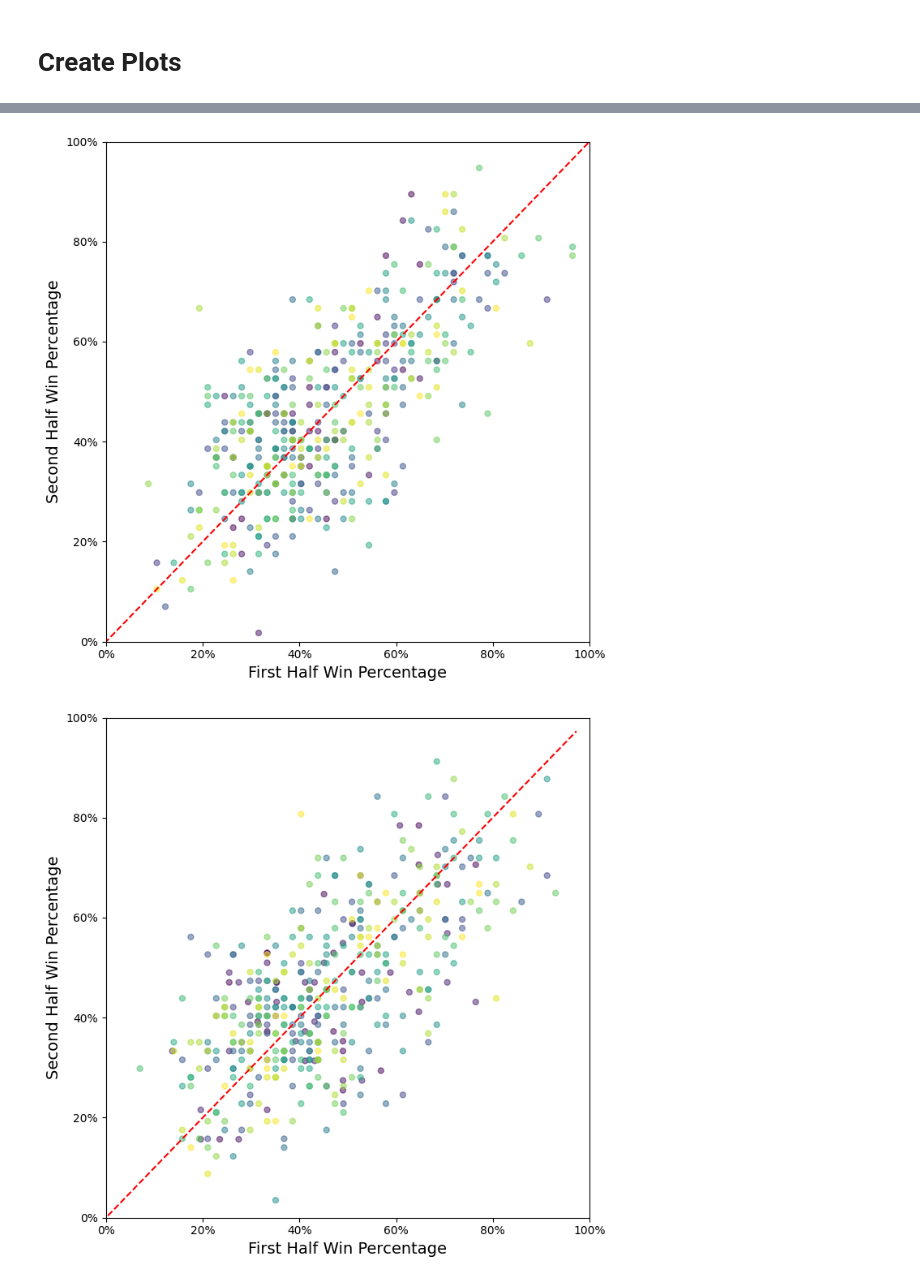
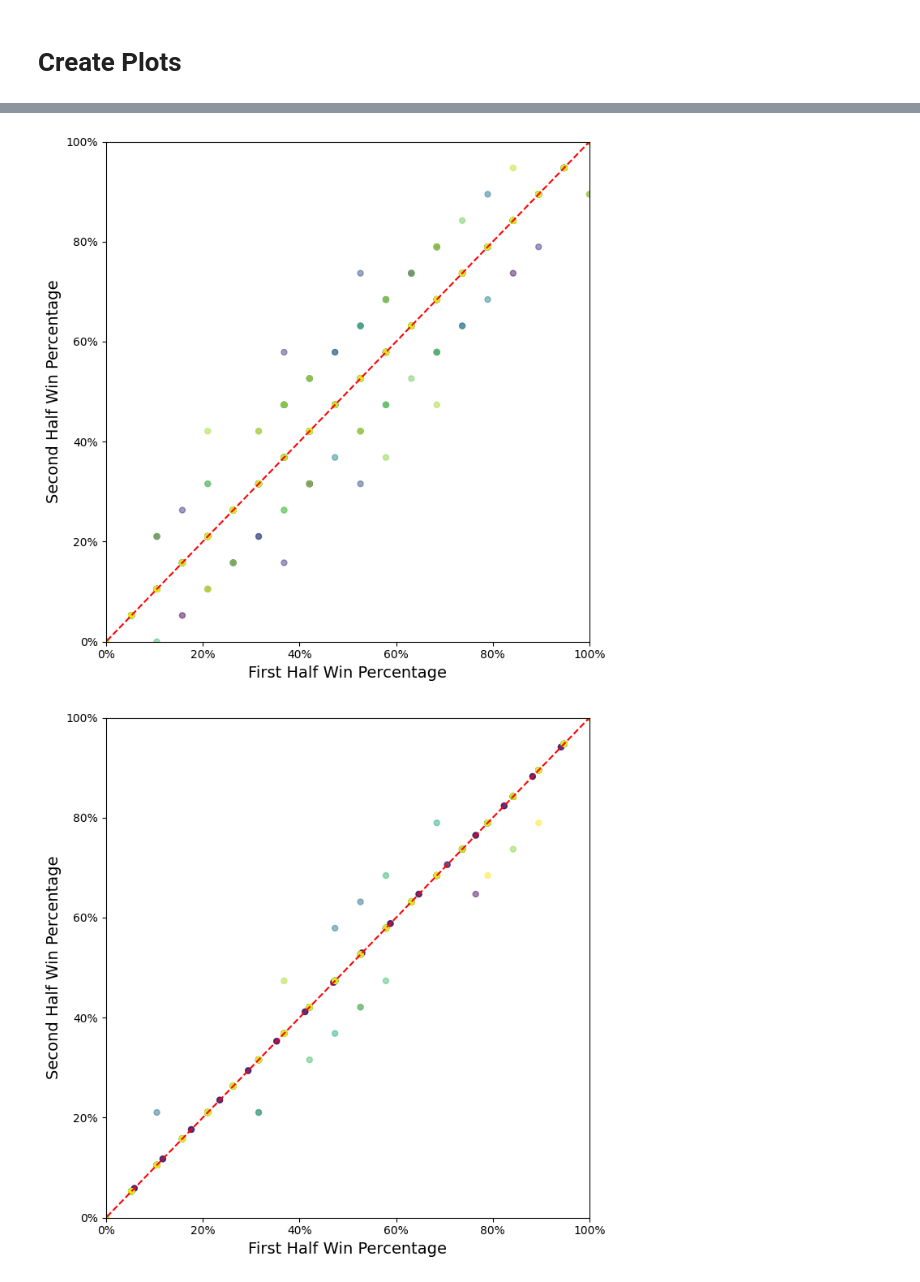
Before and after one commit to mikeyautorino2/skillvsluck, a Jupyter notebook: data/european_soccer/code/correlations.ipynb, the cells around one changed output, grey strips where cells are left out. Drawn from its saved outputs; the diff is of its cells as text; code cells hidden in the pictures.

```diff
--- a/data/european_soccer/code/correlations.ipynb
+++ b/data/european_soccer/code/correlations.ipynb
@@ -80,9 +80,9 @@ Successfully loaded 4 leagues
 
 results = []
 def goal_calculation(team, games):
-    home_goals = games.loc[games["home_team"] == team, "home_team_points"].sum() #sum up every home games goals
-    away_goals = games.loc[games["away_team"] == team, "away_team_points"].sum() #sum up every away games goals
-    return home_goals + away_goals
+    home_points = games.loc[games["home_team"] == team, "home_team_points"].sum() #sum up every home games points
+    away_points = games.loc[games["away_team"] == team, "away_team_points"].sum() #sum up every away games points
+    return home_points + away_points
 
 
 def correlation(team,season, matches_played):
@@ -92,17 +92,19 @@ def correlation(team,season, matches_played):
     midpoint = len(df) // 2
     first_half = df.iloc[:midpoint]
     second_half = df.iloc[midpoint:]
-    first_half_goals = goal_calculation(team, first_half)
-    second_half_goals = goal_calculation(team, second_half)
-    first_half_goals = (first_half_goals/len(first_half))/ 3 * 100
-    second_half_goals = (second_half_goals/len(second_half)) / 3 * 100
-    dictionary= {"team": team, "season": season, "first_half_goals": first_half_goals, "second_half_goals": second_half_goals}
+    first_half_points = goal_calculation(team, first_half)
+    second_half_points = goal_calculation(team, second_half)
+    first_half_points = (first_half_points/len(first_half))/ 3 * 100
+    second_half_points = (second_half_points/len(second_half)) / 3 * 100
+    dictionary= {"team": team, "season": season, "first_half_points": first_half_points, "second_half_points": second_half_points}
 
     return dictionary
 
+skilled_leagues = pd.read_csv("/Users/joeyli/skillvsluck/data/european_soccer/csv/analysis/simulations/skill_based_simulations/skill_based_league.csv")
 
 for league in league_data:
-    df = league_data[league]
+    # df = league_data[league] normal leagues
+    df = skilled_leagues[skilled_leagues["league"] ==league].copy()
     unique_pairs = set(zip(df["season"], df["home_team"]))
     for season, team in unique_pairs:
         second=correlation(team, season, df)
@@ -159,7 +161,7 @@ for league in league_data:
 
 
     df.plot(
-        x="first_half_goals", y="second_half_goals", kind="scatter", ax=ax, marker='o', alpha=0.5, s=25,          # circle marker
+        x="first_half_points", y="second_half_points", kind="scatter", ax=ax, marker='o', alpha=0.5, s=25,          # circle marker
         c=df["season"],  # 'c' instead of 'color' for a color map
         cmap="viridis"
     )
@@ -200,4 +202,4 @@ for league in league_data:
 
 [1732 rows x 5 columns]
-[figure, old version]
+[figure, new version]
-[figure, old version]
+[figure, new version]
```
Also changed, not shown: parts of 3 cells of this notebook, 25 other files.
